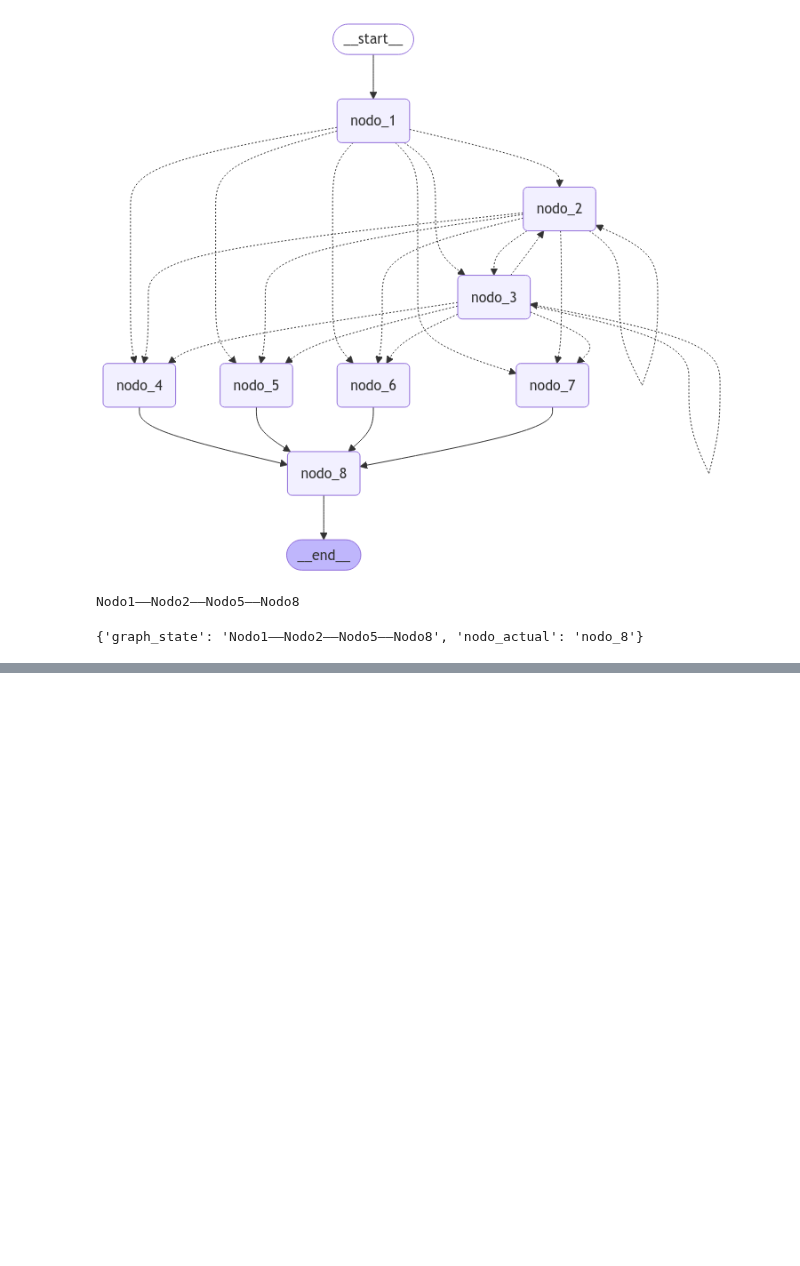
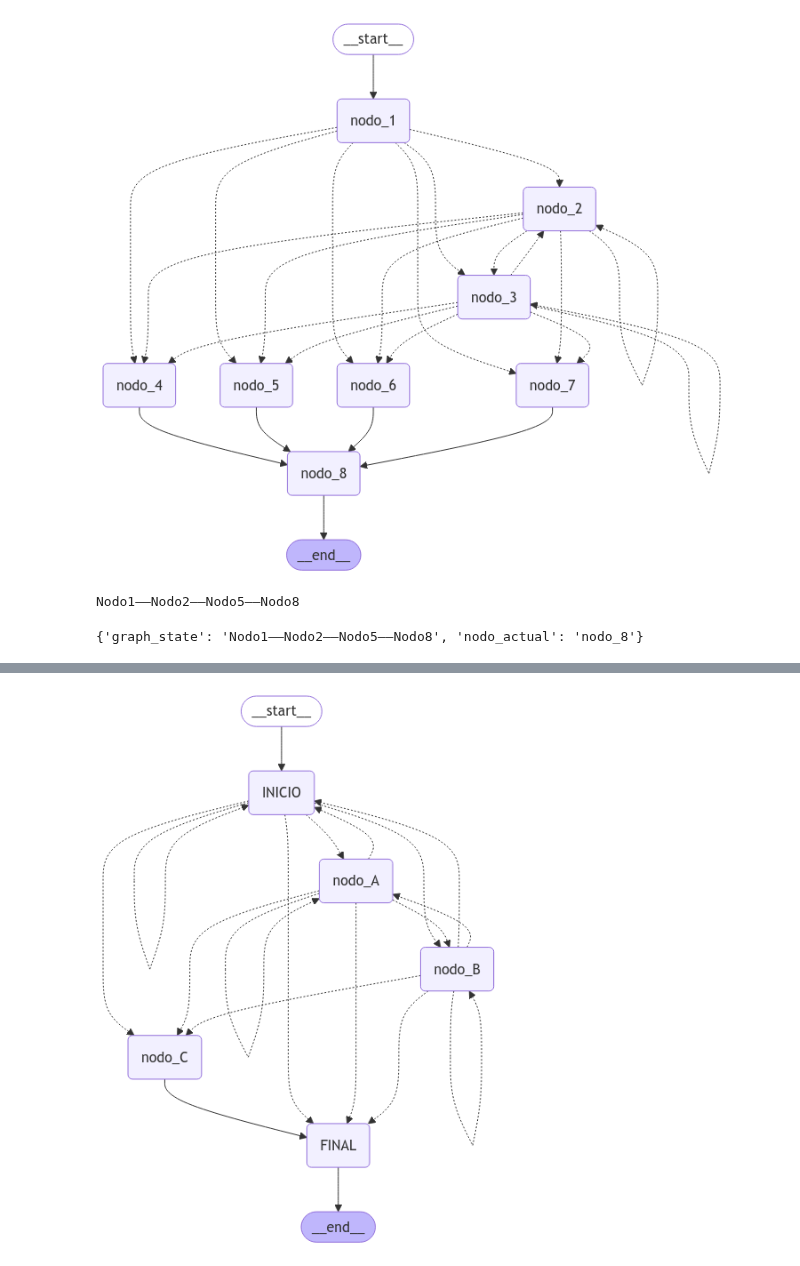
Before and after one commit to juanfranbrv/curso-langchain, a Jupyter notebook: Graph simple.ipynb, the cells around one changed output, grey strips where cells are left out. Saved outputs shown, nothing was run; the diff lists cells and outputs as text; code cells hidden in the pictures; blank space fills up the shorter version.

```diff
--- a/Graph simple.ipynb
+++ b/Graph simple.ipynb
@@ -257,0 +317,81 @@ Nodo1——Nodo2——Nodo5——Nodo8
+# %%
+# Por claridad, volvemos a realizar aqui las importaciones necesarias
+import random
+from typing import Literal, TypedDict
+from IPython.display import Image, display
+from langgraph.graph import StateGraph, START, END
+
+# Definimos la estructura del estado usando TypedDict
+class State(TypedDict):
+    graph_state: str  # cadena que registra el camino recorrido de la forma INICIO-A--B-C-INICIO-A-FINAL
+    nodo_actual: str
+    contador_A: int
+
+# DEFINIMOS LOS NODOS
+def INICIO(state: State) -> State:
+    return {"graph_state": state['graph_state'] + "—INICIO—", "nodo_actual": "INICIO", "contador_A": state["contador_A"]}
+
+def nodo_A(state: State) -> State:
+    # print("—Nodo2—",end="")
+    return {"graph_state": state['graph_state'] + "—A—", "nodo_actual": "nodo_A", "contador_A": state["contador_A"]+1}
+
+def nodo_B(state: State) -> State:
+    # print("—Nodo3—",end="")
+    return {"graph_state": state['graph_state'] + "—B—", "nodo_actual": "nodo_B", "contador_A": state["contador_A"]}
+
+def nodo_C(state: State) -> State:
+    # print("—Nodo4—",end="")
+    return {"graph_state": state['graph_state'] + "—C—", "nodo_actual": "nodo_C", "contador_A": state["contador_A"]}
+
+def FINAL(state: State) -> State:
+    # print("—Nodo5—",end="")
+    return {"graph_state": state['graph_state'] + "—FINAL—", "nodo_actual": "FINAL", "contador_A": state["contador_A"]}
+
+
+# CREAMOS UNA FUNCION GENERICA PARA SALIR DE LOS NODOS CONDICIONALES
+def decidir_nodo(state) -> Literal["INICIO", "nodo_A", "nodo_B","nodo_C","FINAL"]:
+    nodo_actual = state["nodo_actual"]
+    contador_A= state["contador_A"]
+    if nodo_actual == "INICIO":
+        # Decide aleatoriamente A,B,C
+        return random.choice(["nodo_A", "nodo_B", "nodo_C"])
+    elif nodo_actual == "nodo_A":
+        # Decide aleatoriamente entre INICIO y FINAL con un 50% de probabilidad, si no ha pasado por aqui >3 veces
+        if contador_A>3:
+            return "FINAL"
+        else:
+            return random.choice(["INICIO", "FINAL"])
+    elif nodo_actual == "nodo_B":
+        # Decide aleatoriamente entre nodo_
+        return random.choice(["nodo_A", "nodo_C"])
+    else:
+        # Si el nodo actual no es nodo_1, nodo_2 o nodo_3, devuelve None o un mensaje de error
+        return nodo_actual + "Nodo no válido"
+
+# Build graph
+builder = StateGraph(State)
+builder.add_node("INICIO", INICIO)
+builder.add_node("nodo_A", nodo_A)
+builder.add_node("nodo_B", nodo_B)
+builder.add_node("nodo_C", nodo_C)
+builder.add_node("FINAL", FINAL)
+
+# Logic y aristas
+builder.add_edge(START, "INICIO")
+builder.add_conditional_edges("INICIO", decidir_nodo)
+builder.add_conditional_edges("nodo_A", decidir_nodo)
+builder.add_conditional_edges("nodo_B", decidir_nodo)
+builder.add_edge("nodo_C", "FINAL")
+builder.add_edge("FINAL", END)
+
+
+# Add
+graph = builder.compile()
+
+# View
+display(Image(graph.get_graph().draw_mermaid_png()))
+
+# Ejecutamos el grafo
+graph.invoke({"graph_state": "", "nodo_actual": "nodo_1", "contador_A": 0})
+# %% [output]
+[figure, added]
```
Also changed, not shown: parts of 5 cells of this notebook.
